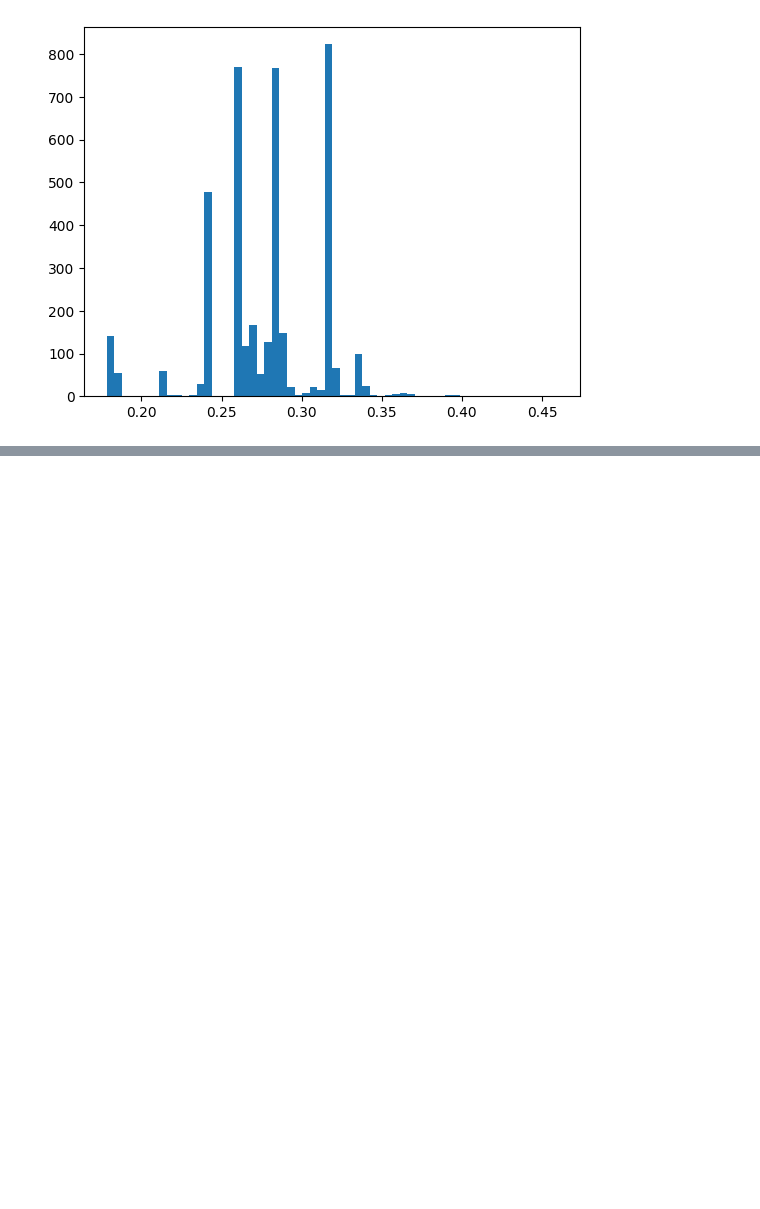
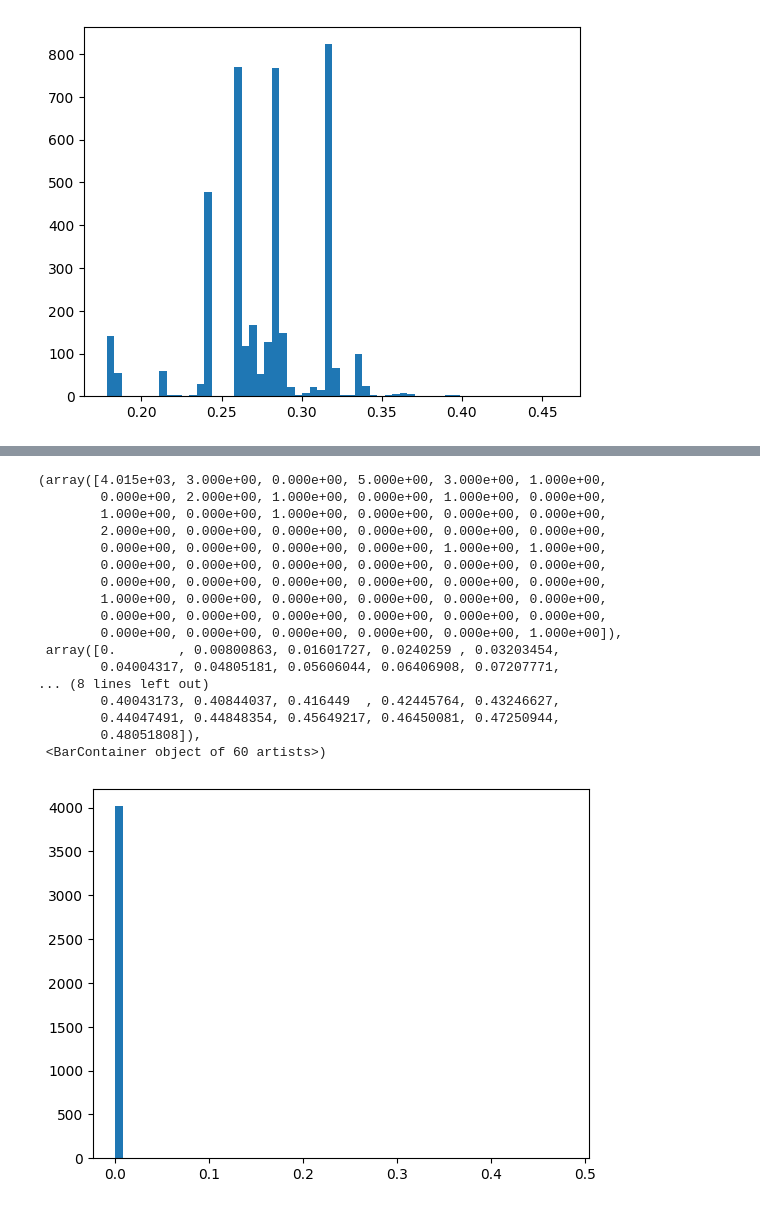
Before and after one commit to GLAZERadr/Social-Network-Analysis-On-Facebook-Dataset, a Jupyter notebook: social-graph.ipynb, the cells around one changed output, grey strips where cells are left out. Saved outputs shown, nothing was run; the diff lists cells and outputs as text; code cells hidden in the pictures; blank space fills up the shorter version.

```diff
--- a/social-graph.ipynb
+++ b/social-graph.ipynb
@@ -55,0 +86,2 @@ nx.draw_networkx(G, layout, node_size=node_size, with_labels=False, width=0.15)
+# %%
+cb = nx.centrality.betweenness_centrality(G)
@@ -55,0 +101,21 @@ nx.draw_networkx(G, layout, node_size=node_size, with_labels=False, width=0.15)
+# %%
+plt.hist(cb.values(), bins=60)
+# %% [output]
+(array([4.015e+03, 3.000e+00, 0.000e+00, 5.000e+00, 3.000e+00, 1.000e+00,
+        0.000e+00, 2.000e+00, 1.000e+00, 0.000e+00, 1.000e+00, 0.000e+00,
+        1.000e+00, 0.000e+00, 1.000e+00, 0.000e+00, 0.000e+00, 0.000e+00,
+        2.000e+00, 0.000e+00, 0.000e+00, 0.000e+00, 0.000e+00, 0.000e+00,
+        0.000e+00, 0.000e+00, 0.000e+00, 0.000e+00, 1.000e+00, 1.000e+00,
+        0.000e+00, 0.000e+00, 0.000e+00, 0.000e+00, 0.000e+00, 0.000e+00,
+        0.000e+00, 0.000e+00, 0.000e+00, 0.000e+00, 0.000e+00, 0.000e+00,
+        1.000e+00, 0.000e+00, 0.000e+00, 0.000e+00, 0.000e+00, 0.000e+00,
+        0.000e+00, 0.000e+00, 0.000e+00, 0.000e+00, 0.000e+00, 0.000e+00,
+        0.000e+00, 0.000e+00, 0.000e+00, 0.000e+00, 0.000e+00, 1.000e+00]),
+ array([0.        , 0.00800863, 0.01601727, 0.0240259 , 0.03203454,
+        0.04004317, 0.04805181, 0.05606044, 0.06406908, 0.07207771,
+... (8 lines left out)
+        0.40043173, 0.40844037, 0.416449  , 0.42445764, 0.43246627,
+        0.44047491, 0.44848354, 0.45649217, 0.46450081, 0.47250944,
+        0.48051808]),
+ <BarContainer object of 60 artists>)
+[figure, added]
```
Also changed, not shown: parts of 10 cells of this notebook.
